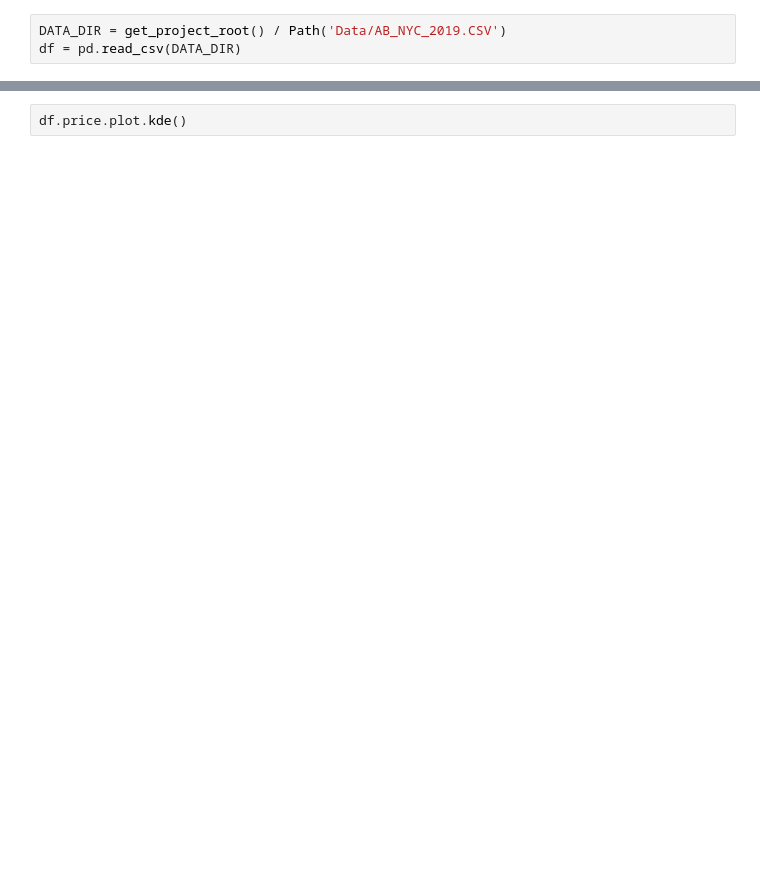
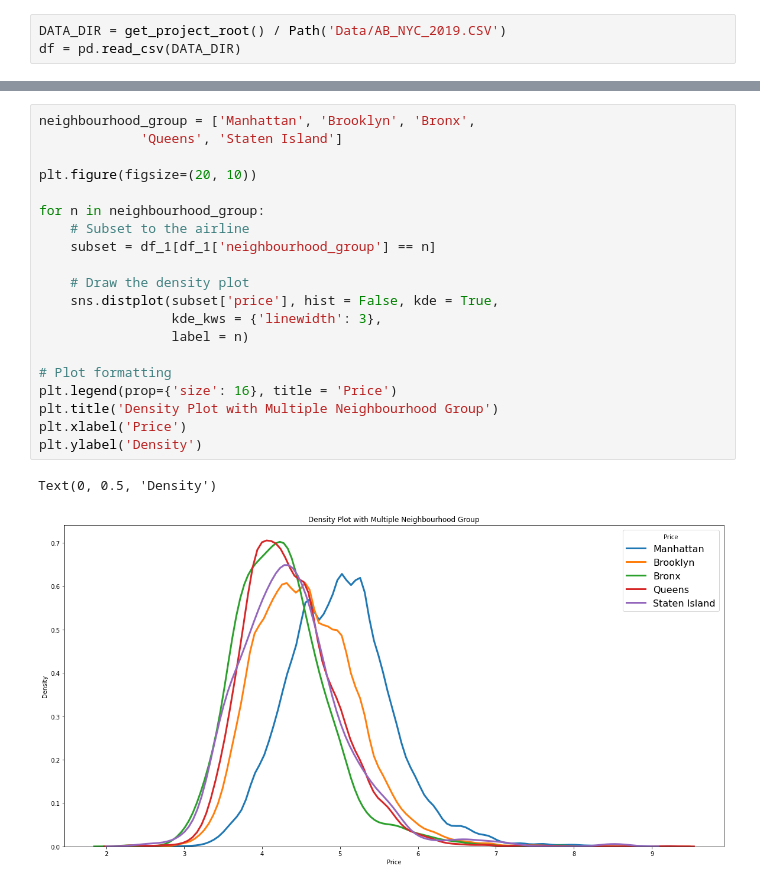
Before and after one commit to SahandSomi/airbnb_price_prediction, a Jupyter notebook: EDA.ipynb, the cells around one changed output, grey strips where cells are left out. Saved outputs shown, nothing was run; the diff lists cells and outputs as text; blank space fills up the shorter version.

```diff
--- a/EDA.ipynb
+++ b/EDA.ipynb
@@ -31,2 +42,23 @@ df
-# %%
-df.price.plot.kde()
+# %%
+neighbourhood_group = ['Manhattan', 'Brooklyn', 'Bronx',
+             'Queens', 'Staten Island']
+
+plt.figure(figsize=(20, 10))
+
+for n in neighbourhood_group:
+    # Subset to the airline
+    subset = df_1[df_1['neighbourhood_group'] == n]
+
+    # Draw the density plot
+    sns.distplot(subset['price'], hist = False, kde = True,
+                 kde_kws = {'linewidth': 3},
+                 label = n)
+
+# Plot formatting
+plt.legend(prop={'size': 16}, title = 'Price')
+plt.title('Density Plot with Multiple Neighbourhood Group')
+plt.xlabel('Price')
+plt.ylabel('Density')
+# %% [output]
+Text(0, 0.5, 'Density')
+[figure, added]
```
Also changed, not shown: parts of 6 cells of this notebook, 4 other files.
